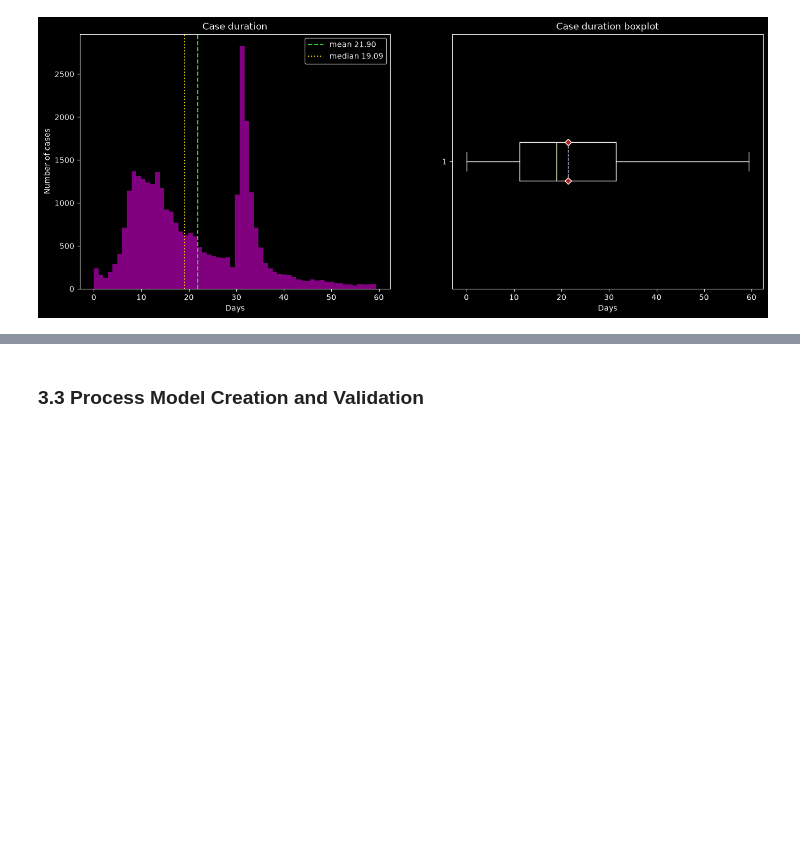
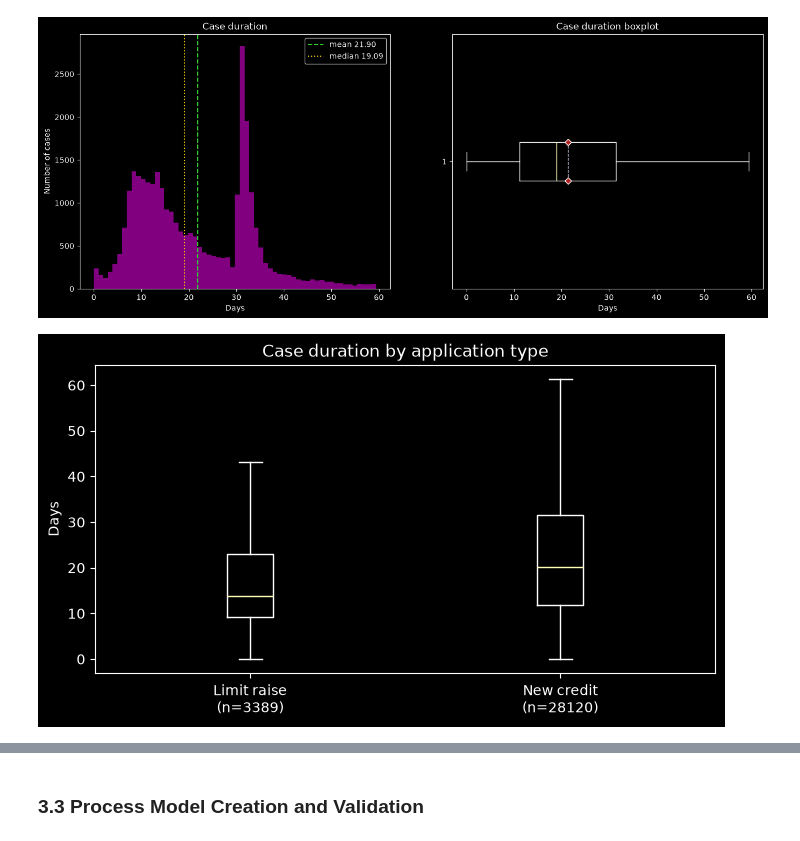
Before and after one commit to M1l3na24/First-Assignment-BPPSO-WS26-27, a Jupyter notebook: assignmentI.ipynb, the cells around one changed output, grey strips where cells are left out. Cells and saved outputs as stored; diff of their text form; code cells hidden in the pictures; blank space fills up the shorter version.

```diff
--- a/assignmentI.ipynb
+++ b/assignmentI.ipynb
@@ -343,3 +409,14 @@ axes[1].set(title="Case duration boxplot", xlabel="Days")
 [figure]
 # %%
 # Outcome analysis by loan attributes
+
+order = cases.groupby("app_type")["duration_days"].median().sort_values().index
+data = [cases.loc[cases["app_type"] == k, "duration_days"] for k in order]
+
+fig, ax = plt.subplots(figsize=(8, 4))
+ax.boxplot(data, showfliers=False)
+ax.set_xticklabels([f"{k}\n(n={len(v)})" for k, v in zip(order, data)])
+ax.set(title="Case duration by application type", ylabel="Days")
+plt.show()
+# %% [output]
+[figure, added]
```
Also changed, not shown: parts of 15 cells of this notebook, 2 other files.
